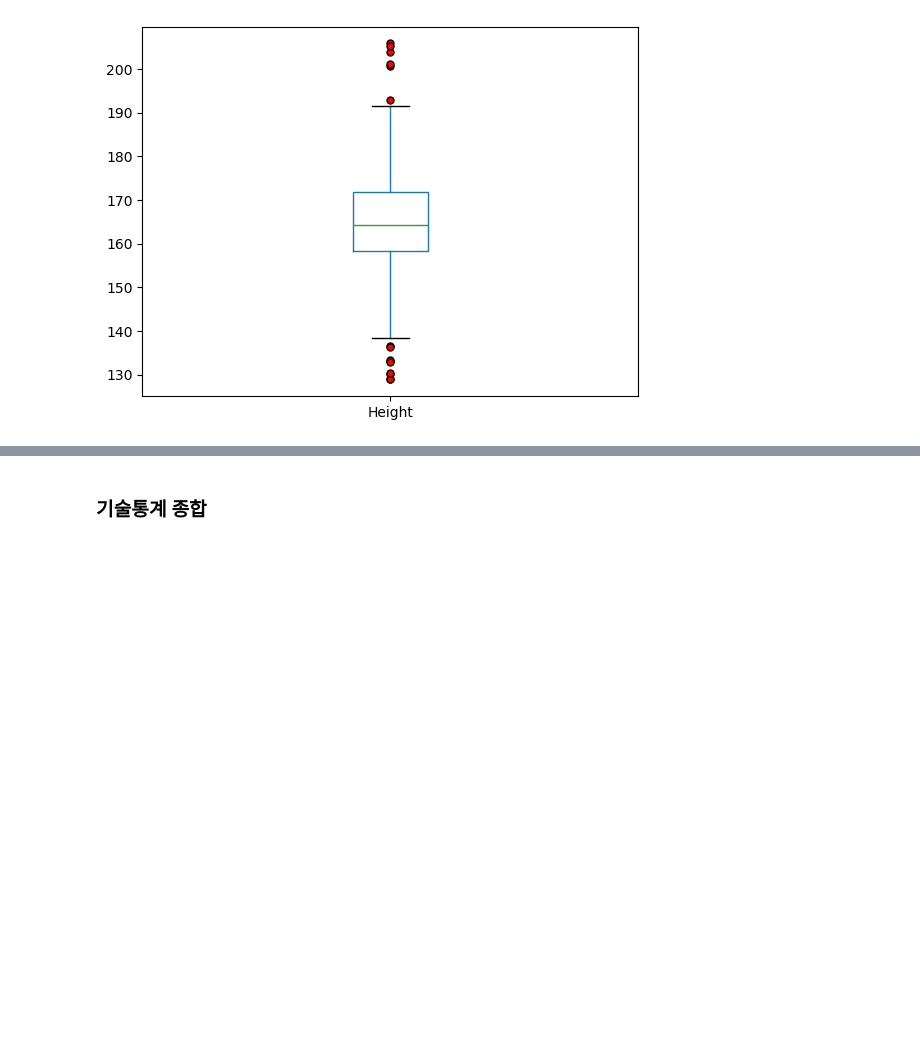
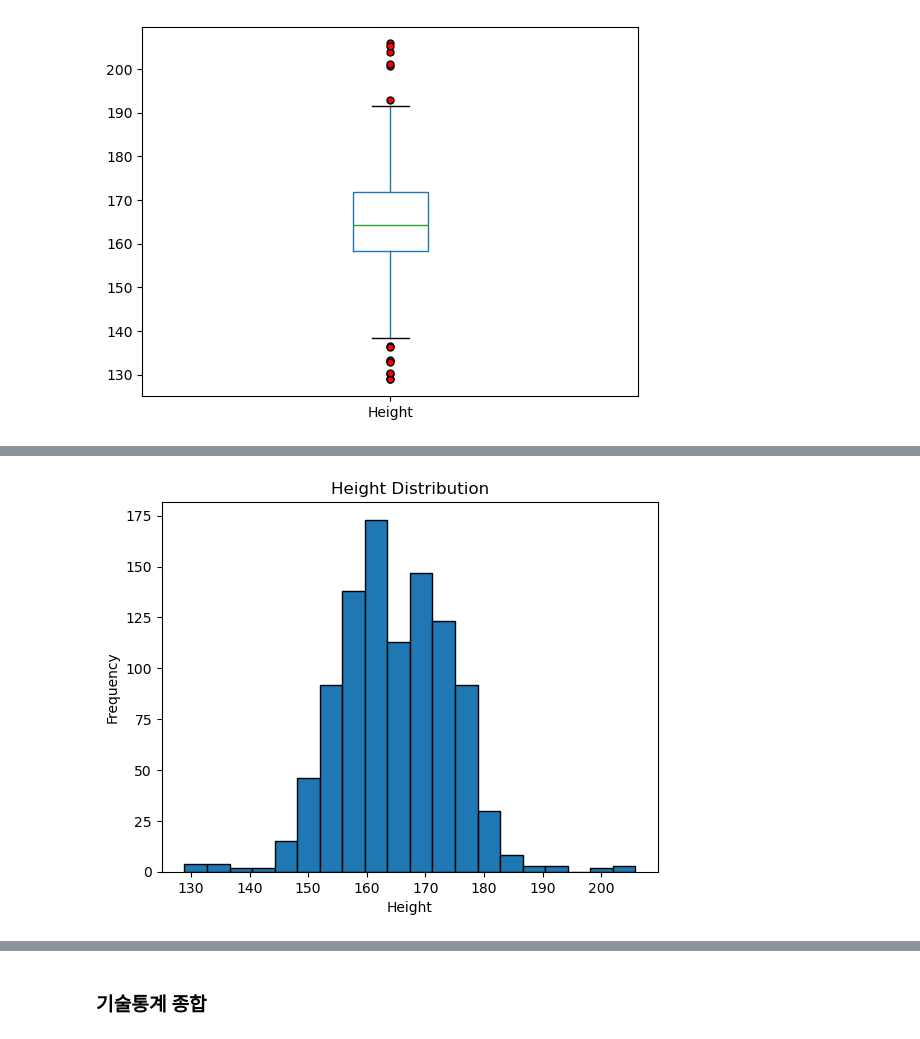
Before and after one commit to codingalzi/code-workout-datasci, a Jupyter notebook: descriptive_stats.ipynb, the cells around one changed output, grey strips where cells are left out. Drawn from its saved outputs; the diff is of its cells as text; code cells hidden in the pictures; blank space fills up the shorter version.

```diff
--- a/descriptive_stats.ipynb
+++ b/descriptive_stats.ipynb
@@ -335,0 +342,9 @@ plt.show()
+# %%
+body_info['Height'].hist(bins=20, edgecolor='black', grid=False)
+
+plt.xlabel('Height')
+plt.ylabel('Frequency')
+plt.title('Height Distribution')
+plt.show()
+# %% [output]
+[figure, added]
```
Also changed, not shown: parts of 120 cells of this notebook, 2 other files.
